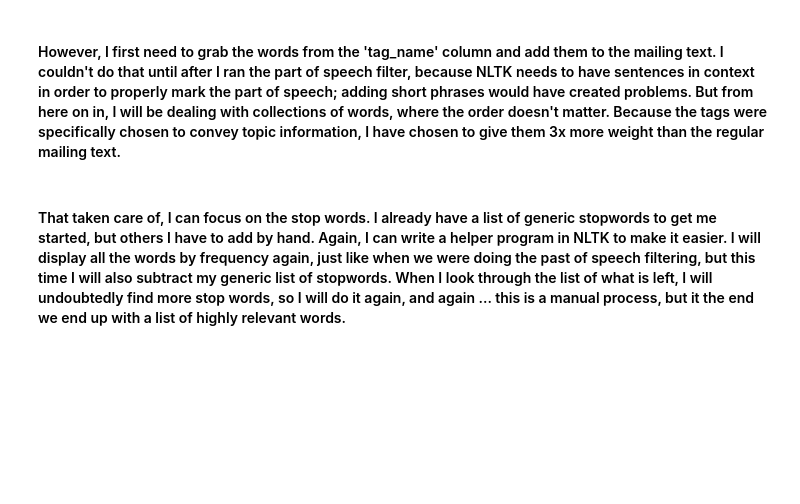
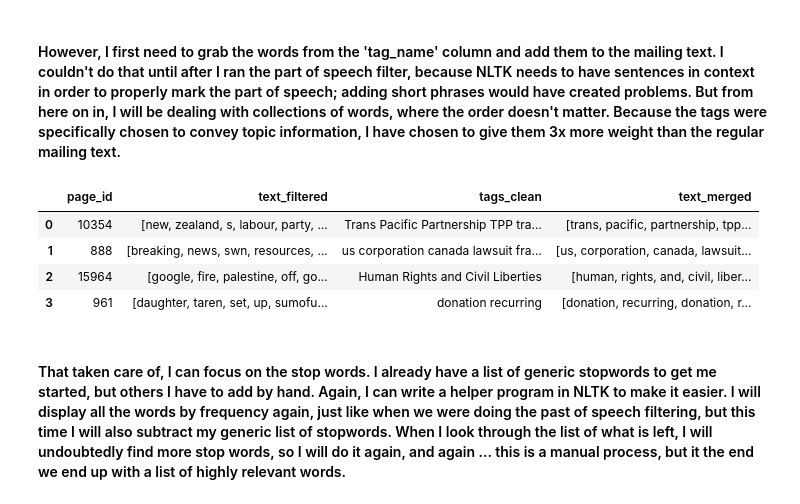
Before and after one commit to tara-m-harwood/springboard_coursework, a Jupyter notebook: Topic analysis with LDA - refactor.ipynb, the cells around one changed output. Cells and saved outputs as stored; diff of their text form; code cells hidden in the pictures; blank space fills up the shorter version.

```diff
--- a/Topic analysis with LDA - refactor.ipynb
+++ b/Topic analysis with LDA - refactor.ipynb
@@ -124,5 +133,5 @@ text9: The Man Who Was Thursday by G . K . Chesterton 1908
 # %% [markdown]
 #### Here is what those words look like within each campaigns:
 # %%
-pd.options.display.max_colwidth = 200
+pd.options.display.max_colwidth =400
 filtered[['page_id','text_clean','text_filtered']].head(4)
@@ -133,16 +148,24 @@ filtered[['page_id','text_clean','text_filtered']].head(4)
 # %%
 def concat_cols(df, filtered_col, unfiltered_col, new_col, coef):
     weighted = ((df[unfiltered_col].str.lower()+' ')*coef) #multiply the unfiltered column by the desired coefficient
     df[new_col] = weighted.apply(lambda row: nltk.word_tokenize(row)) #tokenize (pre-process) each word
     df[new_col] = df[new_col] + df[filtered_col]
     #df[new_col] = merged.str.lower()
     return df
 
 merged = pd.DataFrame(filtered[['page_id','page_name','text_filtered','tags_clean']]) #copy results of last step into a new frame
 merged['text_merged'] = '' # for combined result of text and tags
 
 merged = concat_cols(merged,'text_filtered','tags_clean','text_merged',3)
-merged.head(4)
+
+pd.options.display.max_colwidth =60
+merged[['page_id','text_filtered','tags_clean','text_merged']].head(4)
+# %% [output]
+|  | page_id | text_filtered | tags_clean | text_merged |
+| 0 | 10354 | [new, zealand, s, labour, party, ... | Trans Pacific Partnership TPP tra... | [trans, pacific, partnership, tpp... |
+| 1 | 888 | [breaking, news, swn, resources, ... | us corporation canada lawsuit fra... | [us, corporation, canada, lawsuit... |
+| 2 | 15964 | [google, fire, palestine, off, go... | Human Rights and Civil Liberties | [human, rights, and, civil, liber... |
+| 3 | 961 | [daughter, taren, set, up, sumofu... | donation recurring | [donation, recurring, donation, r... |
 # %% [markdown]
 #### That taken care of, I can focus on the stop words.   I already have a list of generic stopwords to get me started, but others I have to add by hand.  Again, I can write a helper program in NLTK to make it easier.  I will display all the words by frequency again, just like when we were doing the past of speech filtering, but this time I will also subtract my generic list of stopwords.  When I look through the list of what is left, I will undoubtedly find more stop words, so I will do it again, and again ... this is a manual process, but it the end we end up with a list of highly relevant words.
 # %%
```
Also changed, not shown: parts of 11 cells of this notebook.
